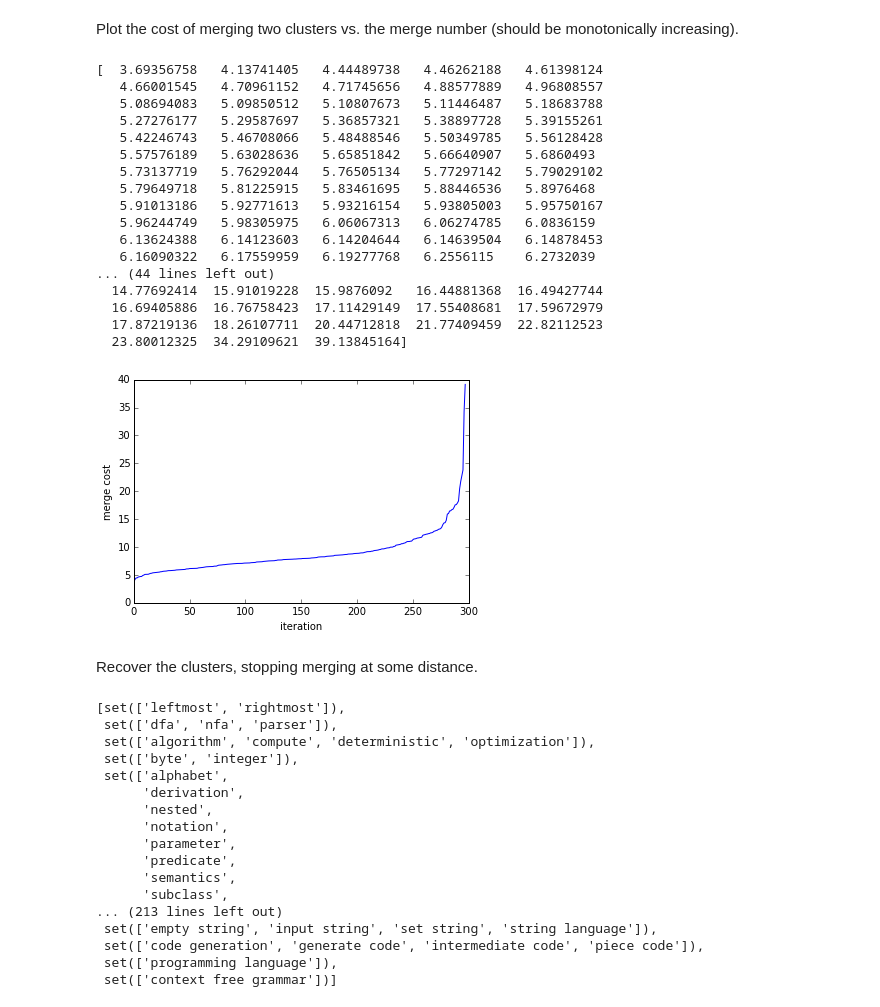
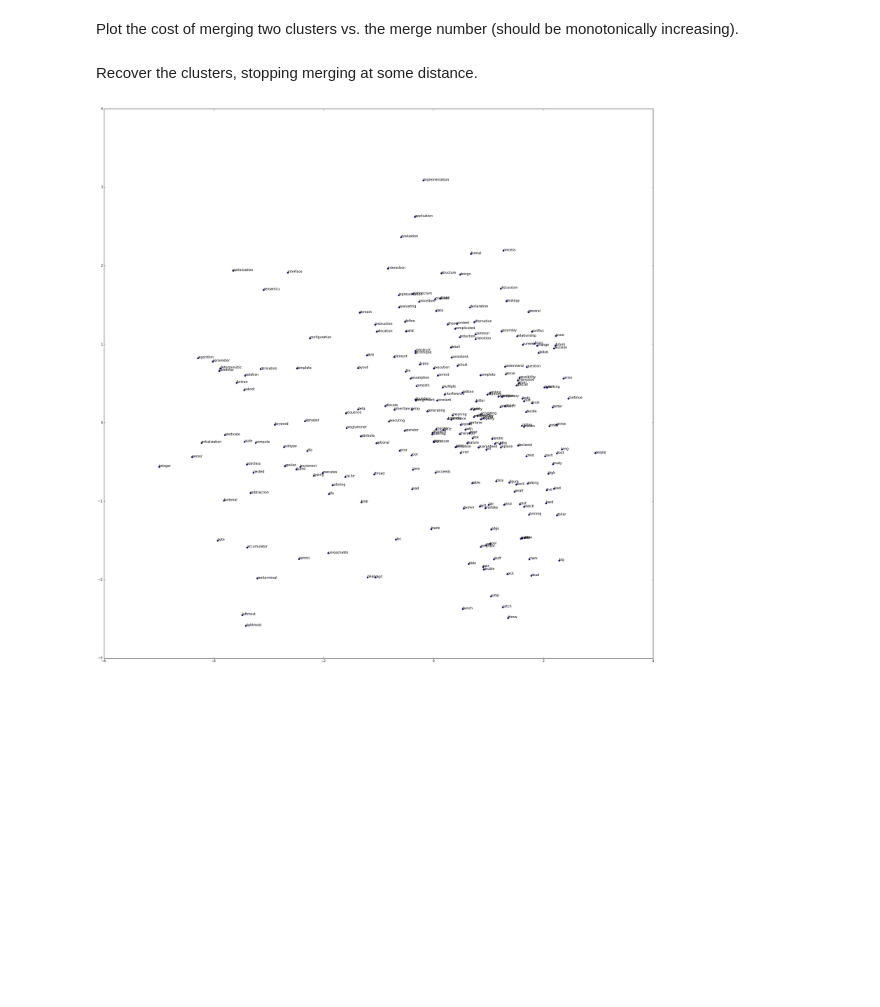
Before and after one commit to paepcke/studyguides, a Jupyter notebook: src/studyguides/cluster_word_vectors.ipynb, the cells around one changed output. Saved outputs shown, nothing was run; the diff lists cells and outputs as text; code cells hidden in the pictures; blank space fills up the shorter version.

Commit message:
Temp commit.

```diff
--- a/src/studyguides/cluster_word_vectors.ipynb
+++ b/src/studyguides/cluster_word_vectors.ipynb
@@ -14,7 +14,8 @@ DATA_DIR = '../../data/'
 index = set()
 with open(DATA_DIR + 'auto_index.txt') as f:
     for line in f:
-        index.add(line.strip())
+        if len(line.split()) == 1:
+            index.add(line.strip())
 # %% [markdown]
 Read in pretrained word vectors. These are too big to fit in the repo, they should be downloaded from http://nlp.stanford.edu/data/glove.6B.zip and put in the data directory. At a first glance, these seem to work better.
 # %%
@@ -62,25 +62,6 @@ print(Z[:, 2])
 plt.plot(Z[:, 2])
 plt.xlabel('iteration')
 _ = plt.ylabel('merge cost')
-# %% [output]
-[  3.69356758   4.13741405   4.44489738   4.46262188   4.61398124
-   4.66001545   4.70961152   4.71745656   4.88577889   4.96808557
-   5.08694083   5.09850512   5.10807673   5.11446487   5.18683788
-   5.27276177   5.29587697   5.36857321   5.38897728   5.39155261
-   5.42246743   5.46708066   5.48488546   5.50349785   5.56128428
-   5.57576189   5.63028636   5.65851842   5.66640907   5.6860493
-   5.73137719   5.76292044   5.76505134   5.77297142   5.79029102
-   5.79649718   5.81225915   5.83461695   5.88446536   5.8976468
-   5.91013186   5.92771613   5.93216154   5.93805003   5.95750167
-   5.96244749   5.98305975   6.06067313   6.06274785   6.0836159
-   6.13624388   6.14123603   6.14204644   6.14639504   6.14878453
-   6.16090322   6.17559959   6.19277768   6.2556115    6.2732039
-... (44 lines left out)
-  14.77692414  15.91019228  15.9876092   16.44881368  16.49427744
-  16.69405886  16.76758423  17.11429149  17.55408681  17.59672979
-  17.87219136  18.26107711  20.44712818  21.77409459  22.82112523
-  23.80012325  34.29109621  39.13845164]
-[figure, removed]
 # %% [markdown]
 Recover the clusters, stopping merging at some distance.
 # %%
@@ -90,21 +71,4 @@ clusters = defaultdict(set)
 for phrase, cluster_idx in zip(index, cluster_idxs):
     clusters[cluster_idx].add(phrase)
 pprint(clusters.values())
+print(len(clusters))
-# %% [output]
-[set(['leftmost', 'rightmost']),
- set(['dfa', 'nfa', 'parser']),
- set(['algorithm', 'compute', 'deterministic', 'optimization']),
- set(['byte', 'integer']),
- set(['alphabet',
-      'derivation',
-      'nested',
-      'notation',
-      'parameter',
-      'predicate',
-      'semantics',
-      'subclass',
-... (213 lines left out)
- set(['empty string', 'input string', 'set string', 'string language']),
- set(['code generation', 'generate code', 'intermediate code', 'piece code']),
- set(['programming language']),
- set(['context free grammar'])]
@@ -110,0 +77,12 @@ pprint(clusters.values())
+# %%
+pca = PCA(n_components=2)
+X_ld = pca.fit_transform(X)
+plt.scatter(X_ld[:, 0], X_ld[:, 1])
+for label, point in zip(index, X_ld):
+    plt.annotate(label, point)
+
+fig = plt.gcf()
+fig.set_size_inches(30, 30)
+plt.savefig('temp.png')
+# %% [output]
+[figure, added]
```
Also changed, not shown: parts of 4 cells of this notebook, 31 other files.
